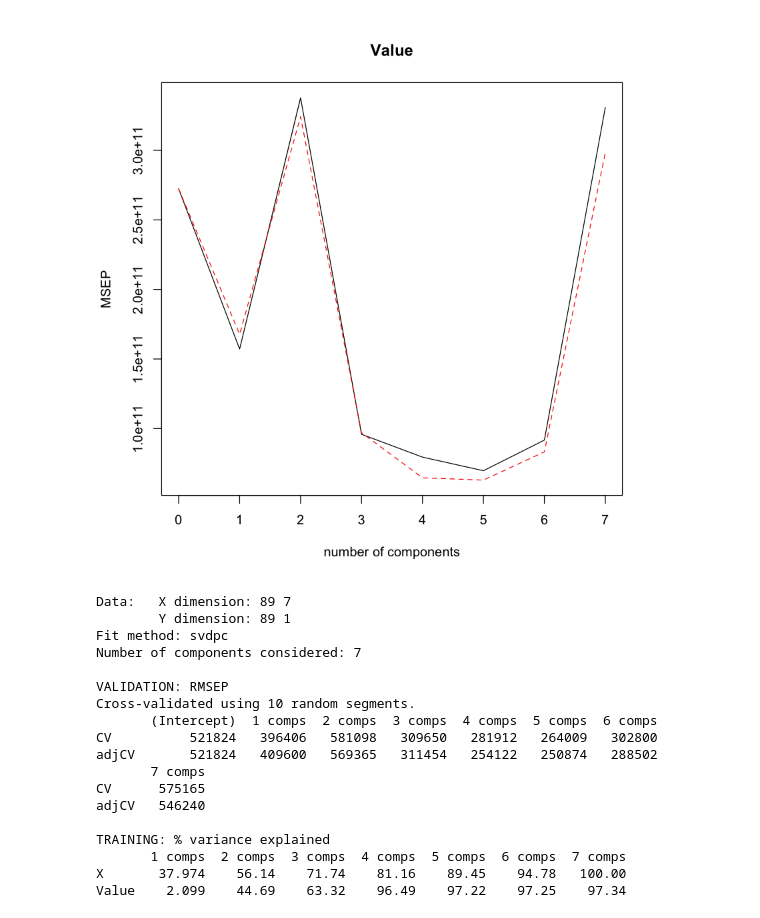
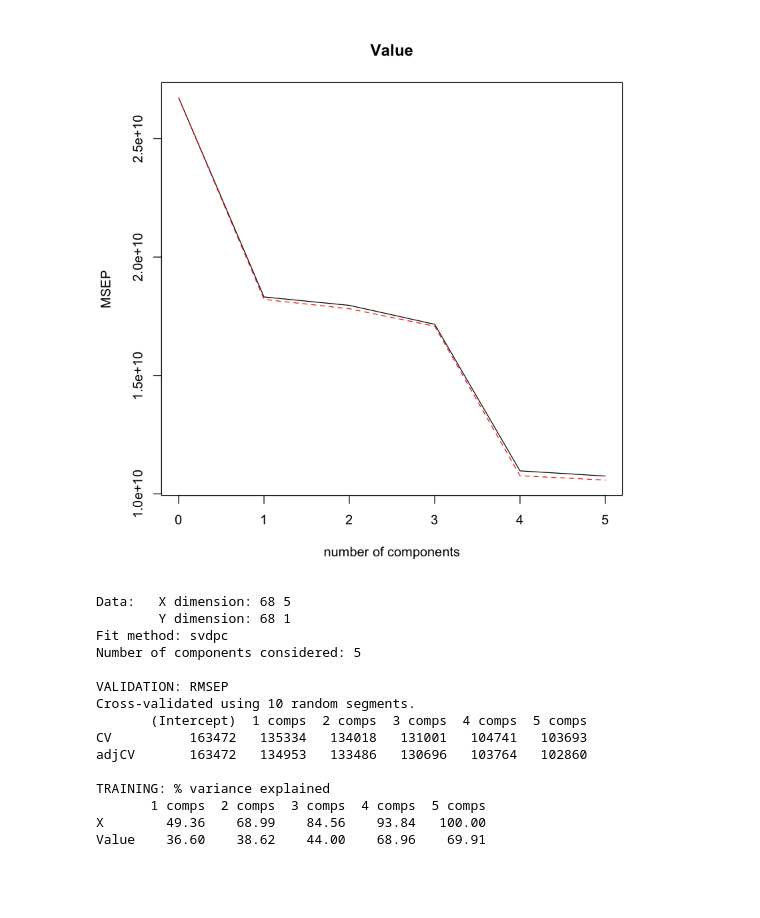
Before and after one commit to Mamie/STATS202F16Kaggle, a Jupyter notebook: notes/notes_siyi_20161107.ipynb, the cells around one changed output. Saved outputs shown, nothing was run; the diff lists cells and outputs as text; code cells hidden in the pictures; blank space fills up the shorter version.

```diff
--- a/notes/notes_siyi_20161107.ipynb
+++ b/notes/notes_siyi_20161107.ipynb
@@ -50,0 +6,9 @@ dim(train)
+# %%
+data = read.csv('/Users/syzhang/STATS202F16Kaggle/data/train.csv', header=T)
+testInput = read.csv('/Users/syzhang/STATS202F16Kaggle/data/test.csv', header=T)
+names(testInput)[length(testInput)]="Zip"
+data$Baths[is.na(data$Baths)] = round(mean(data$Baths, na.rm=T),0)
+data = data[,-1]
+# data$Zip = as.factor(data$Zip) # cannot be performed in PCR, which results in near zero standard deviation
+head(data)
+pairs(data)
@@ -51,28 +24,36 @@ dim(train)
+# %%
+set.seed(1)
+trainIdx = sample(1:nrow(data), round(nrow(data)*3/4, 0))
+testIdx = (-trainIdx)
+data$Zip <- NULL  # remove zip from the variable
+data$Story <- NULL
+# had really bad negative r2 if zip is kept as a numeric variable
+# cannot use as.factor to make it categorical due to “Scaling with (near) zero standard deviation”
+x.train = data[trainIdx,]
+x.test = data[testIdx,]
+y.train = data[trainIdx,]$Value
+y.test = data[testIdx,]$Value
 # %%
-set.seed (1)
-pcr.fit <- pcr(Value ~ ., data = na.omit(train), scale=TRUE, validation ="CV")
+pcr.fit <- pcr(Value~., data=x.train, scale=TRUE, validation ="CV")
 validationplot(pcr.fit, val.type="MSEP")
 # %% [output]
-[figure, old version]
+[figure, new version]
 # %%
 summary(pcr.fit)
 # %% [output]
-Data:   X dimension: 89 7
-        Y dimension: 89 1
+Data:   X dimension: 68 5
+        Y dimension: 68 1
 Fit method: svdpc
-Number of components considered: 7
+Number of components considered: 5
 
 VALIDATION: RMSEP
 Cross-validated using 10 random segments.
-       (Intercept)  1 comps  2 comps  3 comps  4 comps  5 comps  6 comps
-CV          521824   396406   581098   309650   281912   264009   302800
-adjCV       521824   409600   569365   311454   254122   250874   288502
-       7 comps
-CV      575165
-adjCV   546240
+       (Intercept)  1 comps  2 comps  3 comps  4 comps  5 comps
+CV          163472   135334   134018   131001   104741   103693
+adjCV       163472   134953   133486   130696   103764   102860
 
 TRAINING: % variance explained
-       1 comps  2 comps  3 comps  4 comps  5 comps  6 comps  7 comps
-X       37.974    56.14    71.74    81.16    89.45    94.78   100.00
-Value    2.099    44.69    63.32    96.49    97.22    97.25    97.34
+       1 comps  2 comps  3 comps  4 comps  5 comps
+X        49.36    68.99    84.56    93.84   100.00
+Value    36.60    38.62    44.00    68.96    69.91
 # %%
```
Also changed, not shown: parts of 10 cells of this notebook.
